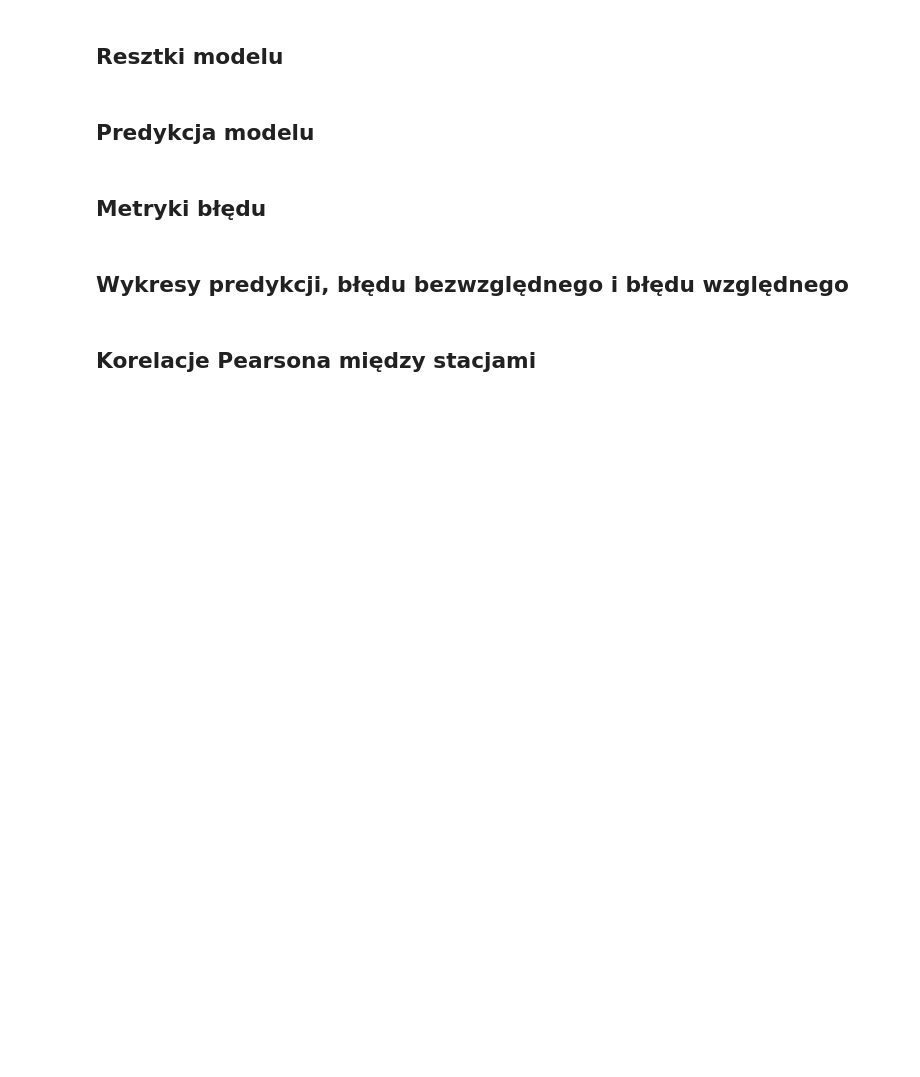
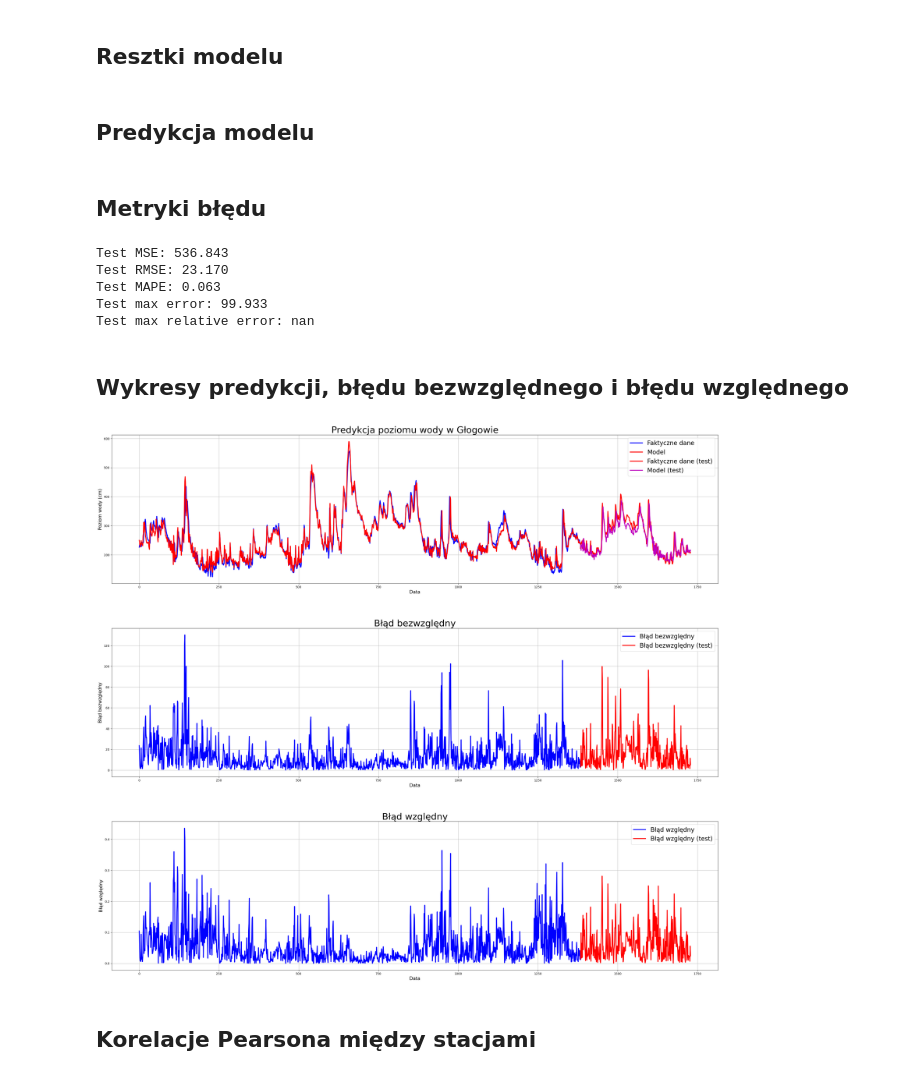
Before and after one commit to math-insight/water-level-estimation, a Jupyter notebook: src/model.ipynb, the cells around one changed output. Saved outputs shown, nothing was run; the diff lists cells and outputs as text; code cells hidden in the pictures; blank space fills up the shorter version.

Commit message:
Fixed absolute error plot bug

```diff
--- a/src/model.ipynb
+++ b/src/model.ipynb
@@ -132,7 +130,7 @@ print(residuals.describe())
 ## Predykcja modelu
 # %%
 # Przewidywanie wartości na podstawie modelu
-model.predict(x)
+model_prediction = model.predict(x)
 
 # To samo co wyżej, ale ręcznie
 test_predict = model.params['const'] + sum(model.params[param] * test_data[param] for param in model.params.index[1:])
@@ -158,10 +156,10 @@ max_absolute_error = max_error(y_true=y_true, y_pred=test_predict)
 max_relative_error = max(abs((train_data['GŁOGÓW'] - test_predict) / test_data['GŁOGÓW']))
 
 # Bezwzględny błąd treningowy
-train_absolute_error = abs(train_data['GŁOGÓW'] - test_predict)
+train_absolute_error = abs(train_data['GŁOGÓW'] - model_prediction)
 
 # Względny błąd treningowy
-train_relative_error = abs((train_data['GŁOGÓW'] - model.predict()) / train_data['GŁOGÓW'])
+train_relative_error = abs((train_data['GŁOGÓW'] - model_prediction) / train_data['GŁOGÓW'])
 
 # Bezwzględny błąd testowy
 test_absolute_error = abs(test_data['GŁOGÓW'] - test_predict)
@@ -175,6 +173,12 @@ print('Test RMSE: %.3f' % rmse)
 print('Test MAPE: %.3f' % mape)
 print('Test max error: %.3f' % max_absolute_error)
 print('Test max relative error: %.5f' % max_relative_error)
+# %% [output]
+Test MSE: 536.843
+Test RMSE: 23.170
+Test MAPE: 0.063
+Test max error: 99.933
+Test max relative error: nan
 # %% [markdown]
 ## Wykresy predykcji, błędu bezwzględnego i błędu względnego
 # %%
@@ -187,35 +191,37 @@ fig, axes = plt.subplots(figsize=(36, 32), nrows=3, ncols=1, gridspec_kw={'hspac
 
 # Wykres predykcji
 axes[0].plot(date_train, train_data['GŁOGÓW'], color='b', label='Faktyczne dane', linewidth=3)
-axes[0].plot(date_train, model.predict(), 'r', label='Model', linewidth=3)
+axes[0].plot(date_train, model_prediction, 'r', label='Model', linewidth=3)
 axes[0].plot(date_test, test_data['GŁOGÓW'], color='r', label='Faktyczne dane (test)', linewidth=3)
 axes[0].plot(date_test, test_predict, color='m', label='Model (test)', linewidth=3)
 axes[0].set_xlabel('Data', fontsize=15)
 axes[0].set_ylabel('Poziom wody (cm)', fontsize=15)
 axes[0].set_title('Predykcja poziomu wody w Głogowie', fontsize=30)
 axes[0].legend(loc='upper right', fontsize=20)
 axes[0].grid()
 
 # Wykres błędu bezwzględnego
 axes[1].plot(date_train, train_absolute_error, color='b', label='Błąd bezwzględny', linewidth=3) # ValueError: x and y must have same first dimension, but have shapes (1383,) and (1729,)
 axes[1].plot(date_test, test_absolute_error, color='r', label='Błąd bezwzględny (test)', linewidth=3)
 axes[1].set_xlabel('Data', fontsize=15)
 axes[1].set_ylabel('Błąd bezwzględny', fontsize=15)
 axes[1].set_title('Błąd bezwzględny', fontsize=30)
 axes[1].legend(loc='upper right', fontsize=20)
 axes[1].grid()
 
 # Wykres błędu względnego
 axes[2].plot(date_train, train_relative_error, color='b', label='Błąd względny', linewidth=3)
 axes[2].plot(date_test, test_relative_error, color='r', label='Błąd względny (test)', linewidth=3)
 axes[2].set_xlabel('Data', fontsize=15)
 axes[2].set_ylabel('Błąd względny', fontsize=15)
 axes[2].set_title('Błąd względny', fontsize=30)
 axes[2].legend(loc='upper right', fontsize=20)
 axes[2].grid()
 
 # Wyświetlenie wykresów
-fig.show()
+plt.show()
+# %% [output]
+[figure, added]
 # %% [markdown]
 ## Korelacje Pearsona między stacjami
 # %%
```
Also changed, not shown: parts of 9 cells of this notebook.
